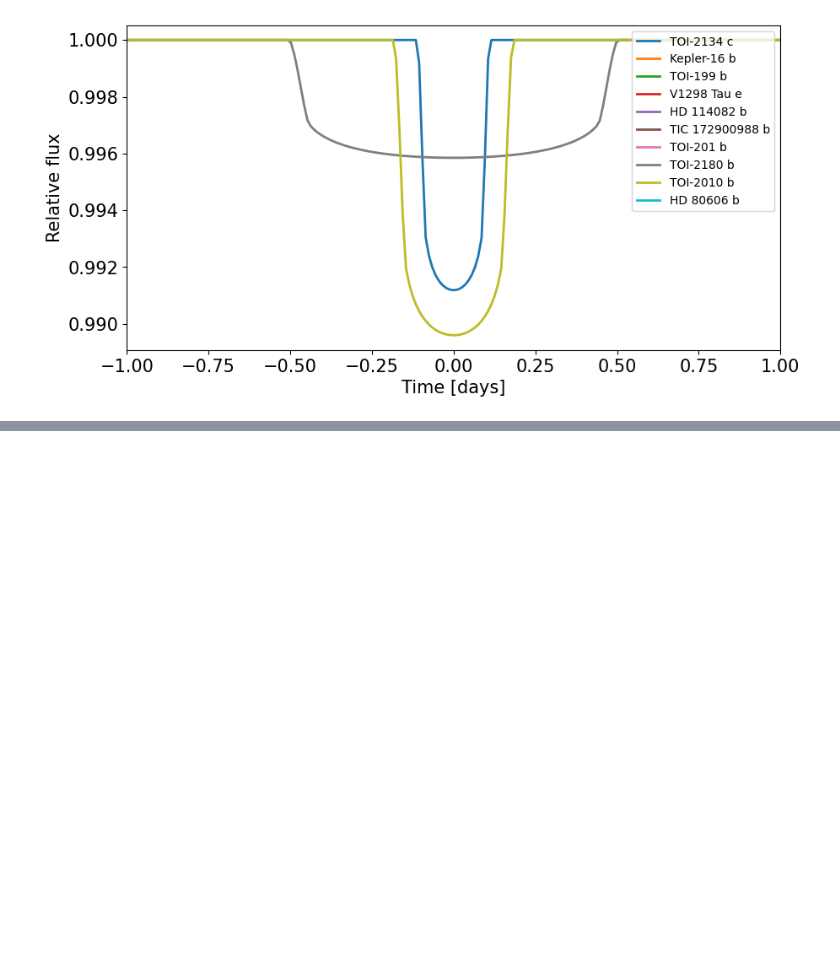
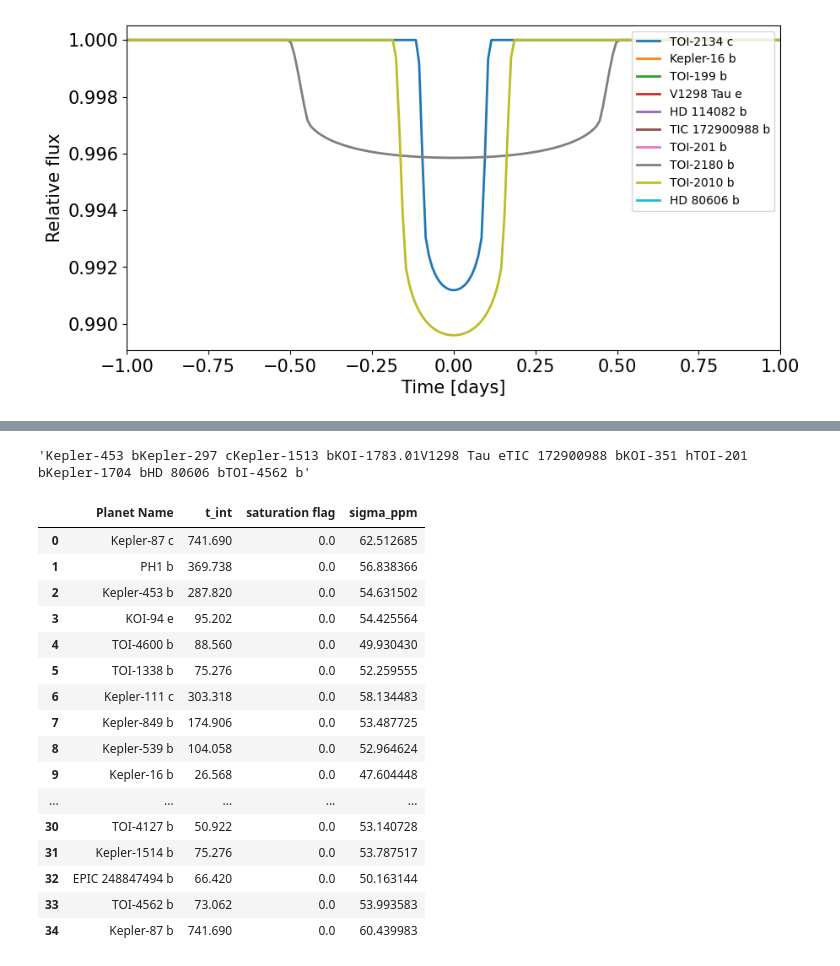
Before and after one commit to shishirdholakia/eclipsoid, a Jupyter notebook: notebooks/FisherForecast.ipynb, the cells around one changed output, grey strips where cells are left out. Drawn from its saved outputs; the diff is of its cells as text; code cells hidden in the pictures; blank space fills up the shorter version.

Commit message:
added to fisher forecasting notebook

```diff
--- a/notebooks/FisherForecast.ipynb
+++ b/notebooks/FisherForecast.ipynb
@@ -114,0 +127,35 @@ _ = plt.xlim(t.min(), t.max())
+# %%
+df_noise_pop = pd.read_csv("/Users/shishir/Documents/Astronomy/USQ/eclipsoid/notebooks/jexosim_niriss_soss_gr700xd_point_to_point_scatter.csv")
+fig = plt.figure(figsize=(10,5))
+ax = fig.add_subplot(111)
+counter=0
+failed=""
+for i in range(len(df_noise_pop)):
+    if str(df_noise_pop['Planet Name'][i]) in list(planet_pop['pl_name']):
+        planet_name = df_noise_pop['Planet Name'][i]
+        index = planet_pop.loc[planet_pop['pl_name'] == planet_name].index[0]
+        dur = calc_T14(planet_pop['pl_orbincl'][index],planet_pop['pl_orbsmax'][index],planet_pop['pl_orbper'][index],planet_pop['pl_rade'][index],planet_pop['st_rad'][index])
+        bo = bo_func(planet_pop['pl_orbsmax'][index],planet_pop['st_rad'][index],planet_pop['pl_orbincl'][index])
+        print(planet_name)
+        if not jnp.isnan(dur) and not jnp.isnan(bo):
+                params = {'period':planet_pop['pl_orbper'][index],
+                'radius':(0.102763*planet_pop['pl_radj'][index] / planet_pop['st_rad'][index]),
+                'u':jnp.array([0.3,0.2]),
+                'f':0.1,
+                'bo':bo,
+                'theta':0.6,
+                'duration':dur
+        }
+                print(params)
+                t = jnp.linspace(-1.0, 1.0, 200)
+                lc = oblate_lightcurve(params,t)
+                noise = df_noise_pop.loc[df_noise_pop['Planet Name'] == planet_name]["sigma_ppm"]
+                noise = float(noise)
+                noise = noise/1e6
+                noise = jax.random.normal(jax.random.PRNGKey(0), shape=(200,))*noise
+                lc = lc + noise
+                ax.scatter(t, lc, s=2,label = planet_name)
+                counter+=1
+        else:
+             failed+=planet_name
+plt.legend()
@@ -115,2 +192,6 @@ _ = plt.xlim(t.min(), t.max())
+# %%
+failed
+# %% [output]
+'Kepler-453 bKepler-297 cKepler-1513 bKOI-1783.01V1298 Tau eTIC 172900988 bKOI-351 hTOI-201 bKepler-1704 bHD 80606 bTOI-4562 b'
 # %%
 full_index_list = {}
@@ -129,0 +211,20 @@ pd.DataFrame(full_index_list).T.to_csv('planet_params_full.csv',index_label='Tar
+# %%
+df_noise_pop
+# %% [output]
+|  | Planet Name | t_int | saturation flag | sigma_ppm |
+| 0 | Kepler-87 c | 741.690 | 0.0 | 62.512685 |
+| 1 | PH1 b | 369.738 | 0.0 | 56.838366 |
+| 2 | Kepler-453 b | 287.820 | 0.0 | 54.631502 |
+| 3 | KOI-94 e | 95.202 | 0.0 | 54.425564 |
+| 4 | TOI-4600 b | 88.560 | 0.0 | 49.930430 |
+| 5 | TOI-1338 b | 75.276 | 0.0 | 52.259555 |
+| 6 | Kepler-111 c | 303.318 | 0.0 | 58.134483 |
+| 7 | Kepler-849 b | 174.906 | 0.0 | 53.487725 |
+| 8 | Kepler-539 b | 104.058 | 0.0 | 52.964624 |
+| 9 | Kepler-16 b | 26.568 | 0.0 | 47.604448 |
+| ... | ... | ... | ... | ... |
+| 30 | TOI-4127 b | 50.922 | 0.0 | 53.140728 |
+| 31 | Kepler-1514 b | 75.276 | 0.0 | 53.787517 |
+| 32 | EPIC 248847494 b | 66.420 | 0.0 | 50.163144 |
+| 33 | TOI-4562 b | 73.062 | 0.0 | 53.993583 |
+| 34 | Kepler-87 b | 741.690 | 0.0 | 60.439983 |
```
Also changed, not shown: parts of 6 cells of this notebook, 1 other file.
